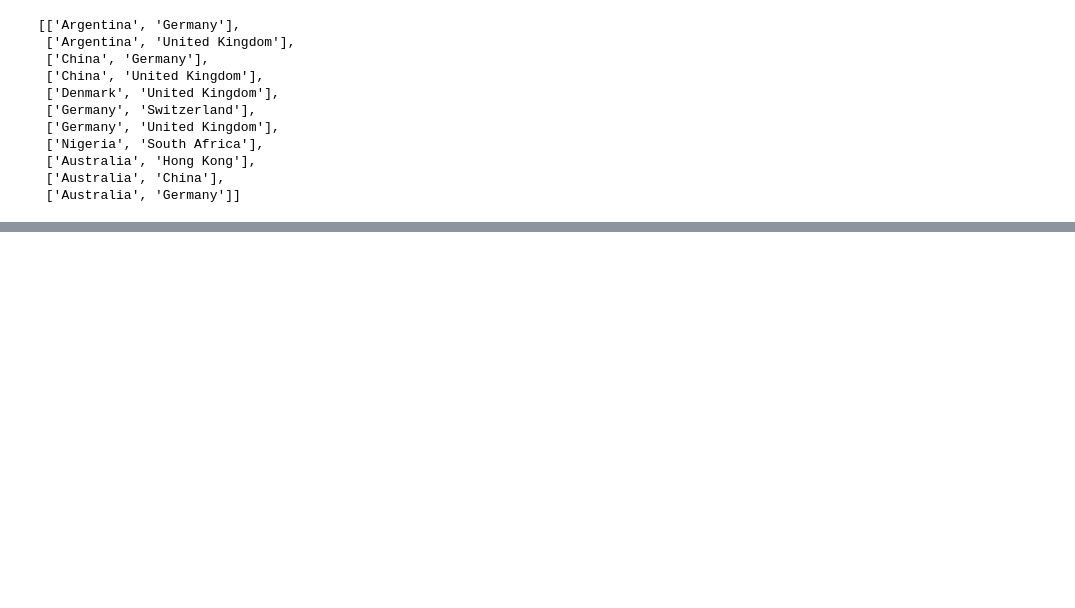
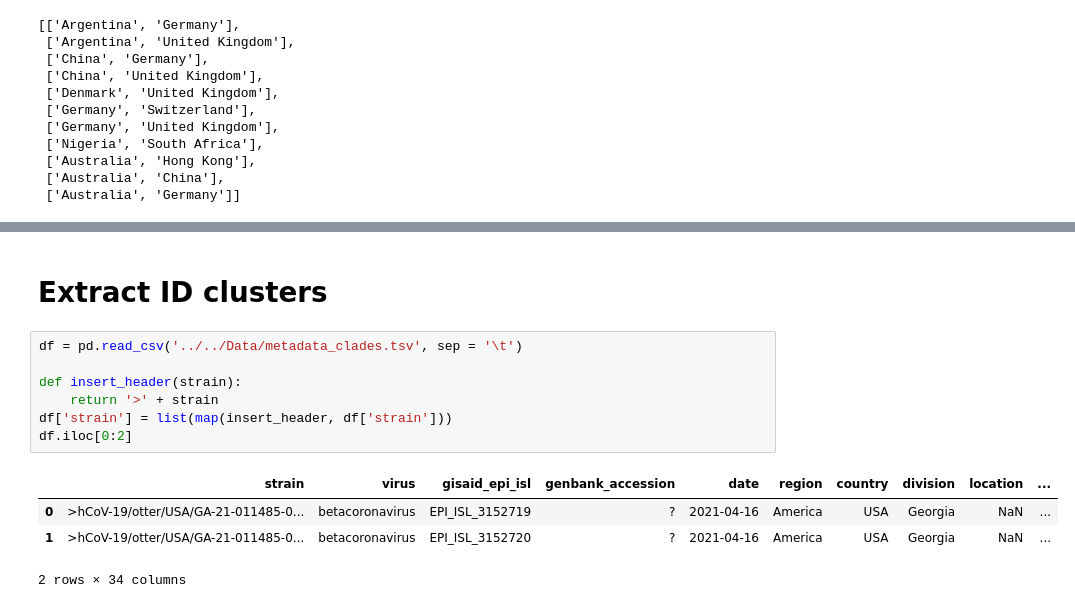
Before and after one commit to FerAmbriz/SelectionPatternsSARSCoV2, a Jupyter notebook: scr/01_10c_InspectionTemporalClusters.ipynb, the cells around one changed output, grey strips where cells are left out. Drawn from its saved outputs; the diff is of its cells as text; blank space fills up the shorter version.

```diff
--- a/scr/01_10c_InspectionTemporalClusters.ipynb
+++ b/scr/01_10c_InspectionTemporalClusters.ipynb
@@ -232,0 +233,14 @@ Conjuntos combinados: [{'United Kingdom', 'Australia', 'China', 'Germany', 'Arge
+# %% [markdown]
+# Extract ID clusters
+# %%
+df = pd.read_csv('../../Data/metadata_clades.tsv', sep = '\t')
+
+def insert_header(strain):
+    return '>' + strain
+df['strain'] = list(map(insert_header, df['strain']))
+df.iloc[0:2]
+# %% [output]
+|  | strain | virus | gisaid_epi_isl | genbank_accession | date | region | country | division | location | ... |
+| 0 | >hCoV-19/otter/USA/GA-21-011485-0... | betacoronavirus | EPI_ISL_3152719 | ? | 2021-04-16 | America | USA | Georgia | NaN | ... |
+| 1 | >hCoV-19/otter/USA/GA-21-011485-0... | betacoronavirus | EPI_ISL_3152720 | ? | 2021-04-16 | America | USA | Georgia | NaN | ... |
+2 rows × 34 columns
```
Also changed, not shown: parts of 4 cells of this notebook, 3 other files.
